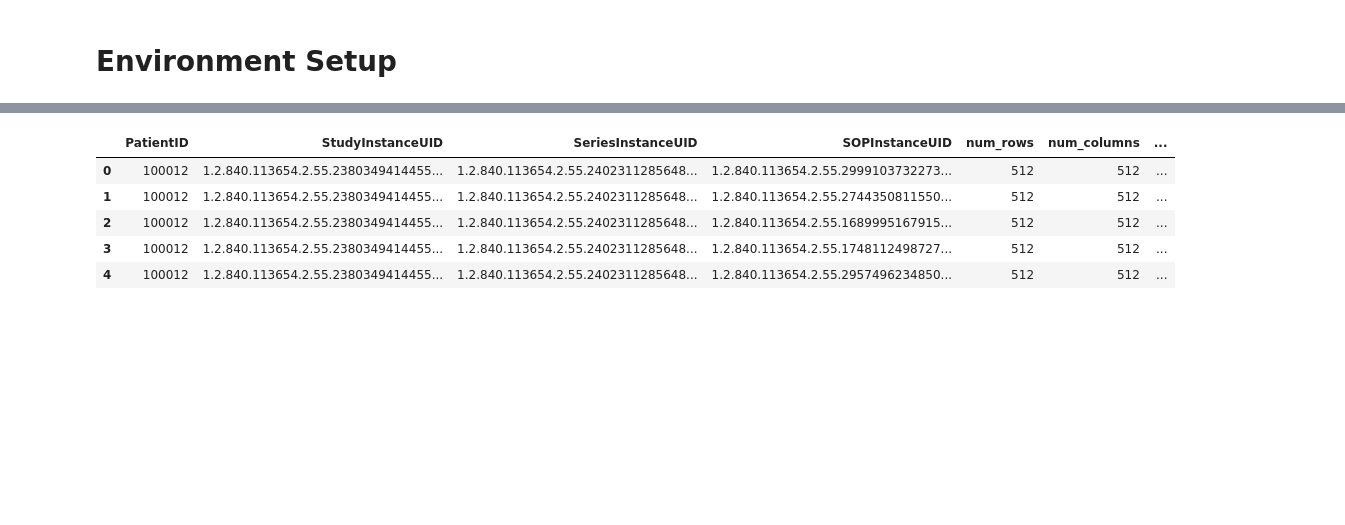
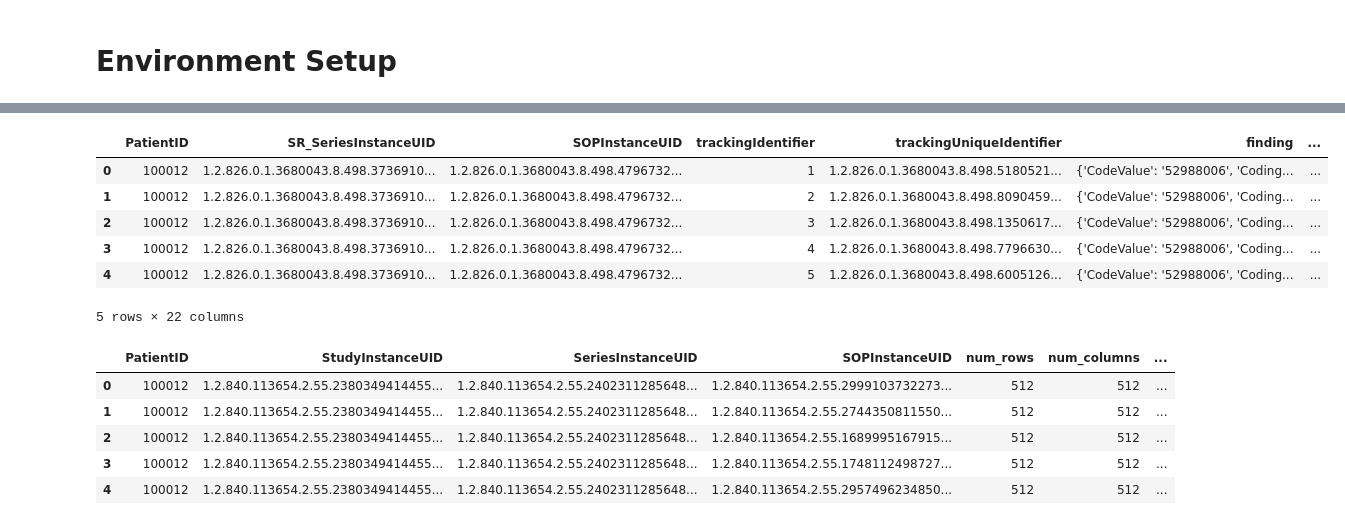
Before and after one commit to deepakri201/SR_for_NLST_Sybil, a Jupyter notebook: demo/NLST_Sybil_FM_demo_part1.ipynb, the cells around one changed output, grey strips where cells are left out. Cells and saved outputs as stored; diff of their text form; code cells hidden in the pictures; blank space fills up the shorter version.

```diff
--- a/demo/NLST_Sybil_FM_demo_part1.ipynb
+++ b/demo/NLST_Sybil_FM_demo_part1.ipynb
@@ -16,3 +17,9 @@ Notes:
+# %%
+# SET THESE OPTIONS
+
+# Create the BQ tables to hold the measurements from the SRs
+# If not, load from csv file in github
+create_bq_tables = 1
 # %% [markdown]
 # Parameterization
 # %%
@@ -254,0 +128,10 @@ df_sr.head()
+# %%
+query_measurement_groups_filename = "/content/measurement_groups.sql"
+with open(query_measurement_groups_filename, 'r') as file:
+  query_measurement_groups = file.read()
+print(query_measurement_groups)
+
+query_bbox_measurements_filename = "/content/bbox_measurements.sql"
+with open(query_bbox_measurements_filename, 'r') as file:
+  query_bbox_measurements = file.read()
+print(query_bbox_measurements)
@@ -255 +201,45 @@ df_sr.head()
+# %%
+# First add columns for the width, height, center_x, and center_y
+
+width_list = []
+height_list = []
+center_x_list = []
+center_y_list = []
+
+for index, row in df_sr.iterrows():
+  # Get values
+  x0 = row['x0']; y0 = row['y0']
+  x1 = row['x1']; y1 = row['y1']
+  x2 = row['x2']; y2 = row['y2']
+  x3 = row['x3']; y3 = row['y3']
+  # calculate the width, height and center, as these are needed for display
+  min_x = np.min([x0, x1, x2, x3]) # using roi.GraphicData: min_x = np.min([bbox[0], bbox[2], bbox[4], bbox[6]])
+  max_x = np.max([x0, x2, x2, x3]) # using roi.GraphicData: max_x = np.max([bbox[0], bbox[2], bbox[4], bbox[6]])
+  min_y = np.min([y0, y1, y2, y3]) # using roi.GraphicData: min_y = np.min([bbox[1], bbox[3], bbox[5], bbox[7]])
+  max_y = np.max([y0, y1, y2, y3]) # using roi.GraphicData: max_y = np.max([bbox[1], bbox[3], bbox[5], bbox[7]])
+  width = max_x - min_x
+  height = max_y - min_y
+  center_x = min_x + width/2
+  center_y = min_y + height/2
+  # append
+  width_list.append(width)
+  height_list.append(height)
+  center_x_list.append(center_x)
+  center_y_list.append(center_y)
+
+# Add columns
+df_sr['width'] = width_list
+df_sr['height'] = height_list
+df_sr['center_x'] = center_x_list
+df_sr['center_y'] = center_y_list
+
+df_sr.head()
+# %% [output]
+|  | PatientID | SR_SeriesInstanceUID | SOPInstanceUID | trackingIdentifier | trackingUniqueIdentifier | finding | ... |
+| 0 | 100012 | 1.2.826.0.1.3680043.8.498.3736910... | 1.2.826.0.1.3680043.8.498.4796732... | 1 | 1.2.826.0.1.3680043.8.498.5180521... | {'CodeValue': '52988006', 'Coding... | ... |
+| 1 | 100012 | 1.2.826.0.1.3680043.8.498.3736910... | 1.2.826.0.1.3680043.8.498.4796732... | 2 | 1.2.826.0.1.3680043.8.498.8090459... | {'CodeValue': '52988006', 'Coding... | ... |
+| 2 | 100012 | 1.2.826.0.1.3680043.8.498.3736910... | 1.2.826.0.1.3680043.8.498.4796732... | 3 | 1.2.826.0.1.3680043.8.498.1350617... | {'CodeValue': '52988006', 'Coding... | ... |
+| 3 | 100012 | 1.2.826.0.1.3680043.8.498.3736910... | 1.2.826.0.1.3680043.8.498.4796732... | 4 | 1.2.826.0.1.3680043.8.498.7796630... | {'CodeValue': '52988006', 'Coding... | ... |
+| 4 | 100012 | 1.2.826.0.1.3680043.8.498.3736910... | 1.2.826.0.1.3680043.8.498.4796732... | 5 | 1.2.826.0.1.3680043.8.498.6005126... | {'CodeValue': '52988006', 'Coding... | ... |
+5 rows × 22 columns
 # %%
```
Also changed, not shown: parts of 28 cells of this notebook.
